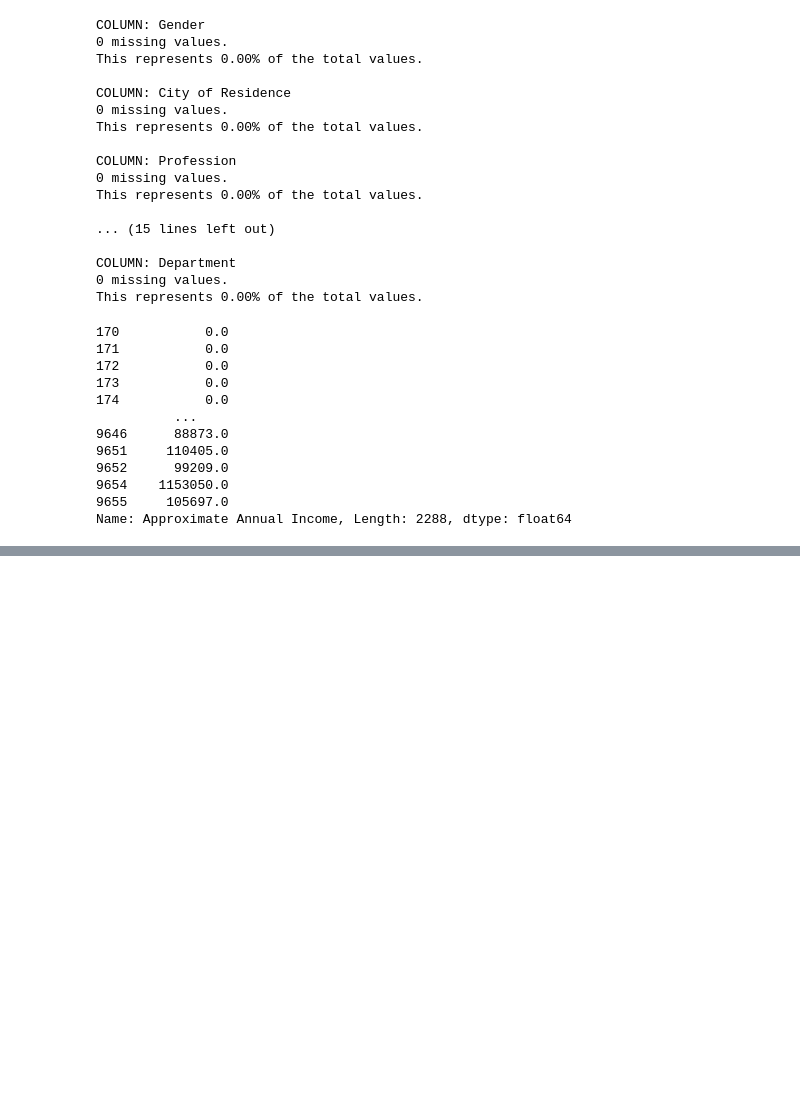
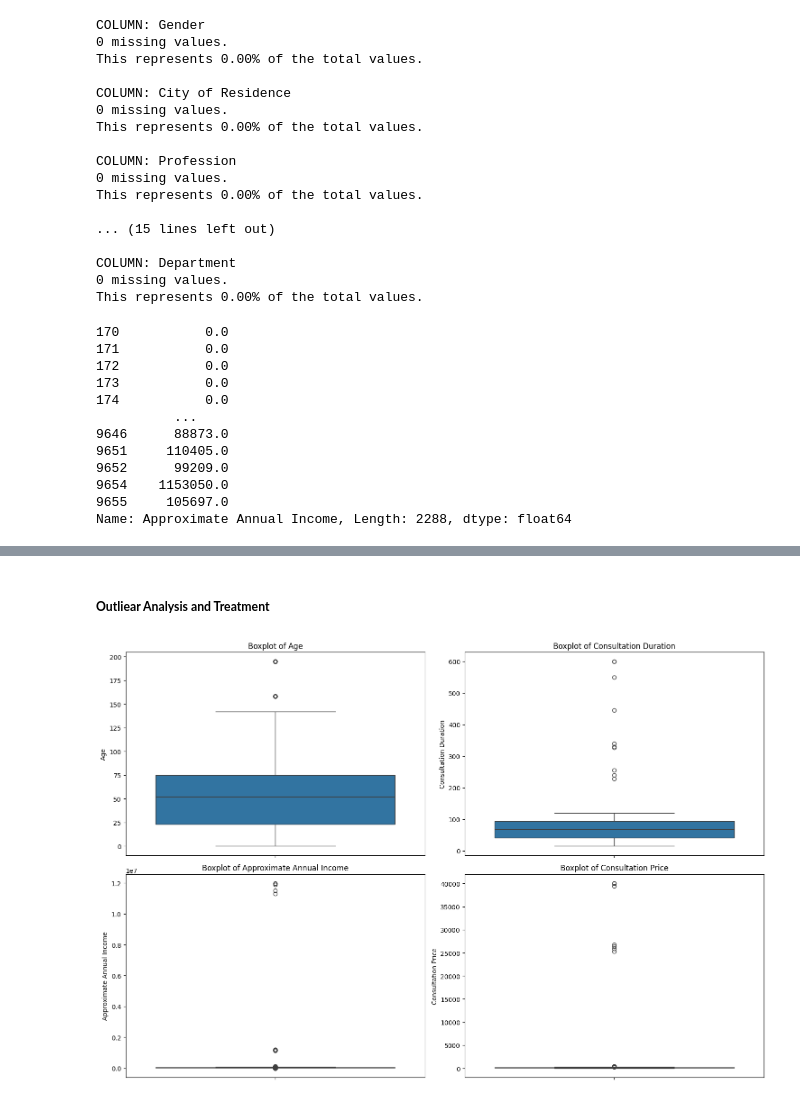
Before and after one commit to gugaffranco/datapreprocessing, a Jupyter notebook: G08 - Code.ipynb, the cells around one changed output, grey strips where cells are left out. Saved outputs shown, nothing was run; the diff lists cells and outputs as text; code cells hidden in the pictures; blank space fills up the shorter version.

```diff
--- a/G08 - Code.ipynb
+++ b/G08 - Code.ipynb
@@ -154,0 +199,2 @@ Name: Approximate Annual Income, Length: 2288, dtype: float64
+# %%
+project_data["Satisfaction Level"].replace("6", project_data["Satisfaction Level"].mode()[0], inplace = True)
@@ -154,0 +276,17 @@ Name: Approximate Annual Income, Length: 2288, dtype: float64
+# %% [markdown]
+##### **Outliear Analysis and Treatment**
+# %%
+boxplots_list = ["Age", "Consultation Duration", "Approximate Annual Income", "Consultation Price"]
+# %%
+plt.figure(figsize=(15, 10))
+
+for i  in range(len(boxplots_list)):
+    col = boxplots_list[i]
+    plt.subplot(2, 2, i+1)
+    sns.boxplot(y=project_data[col])
+    plt.title(f'Boxplot of {col}')
+
+plt.tight_layout()
+plt.show()
+# %% [output]
+[figure, added]
```
Also changed, not shown: parts of 17 cells of this notebook.
